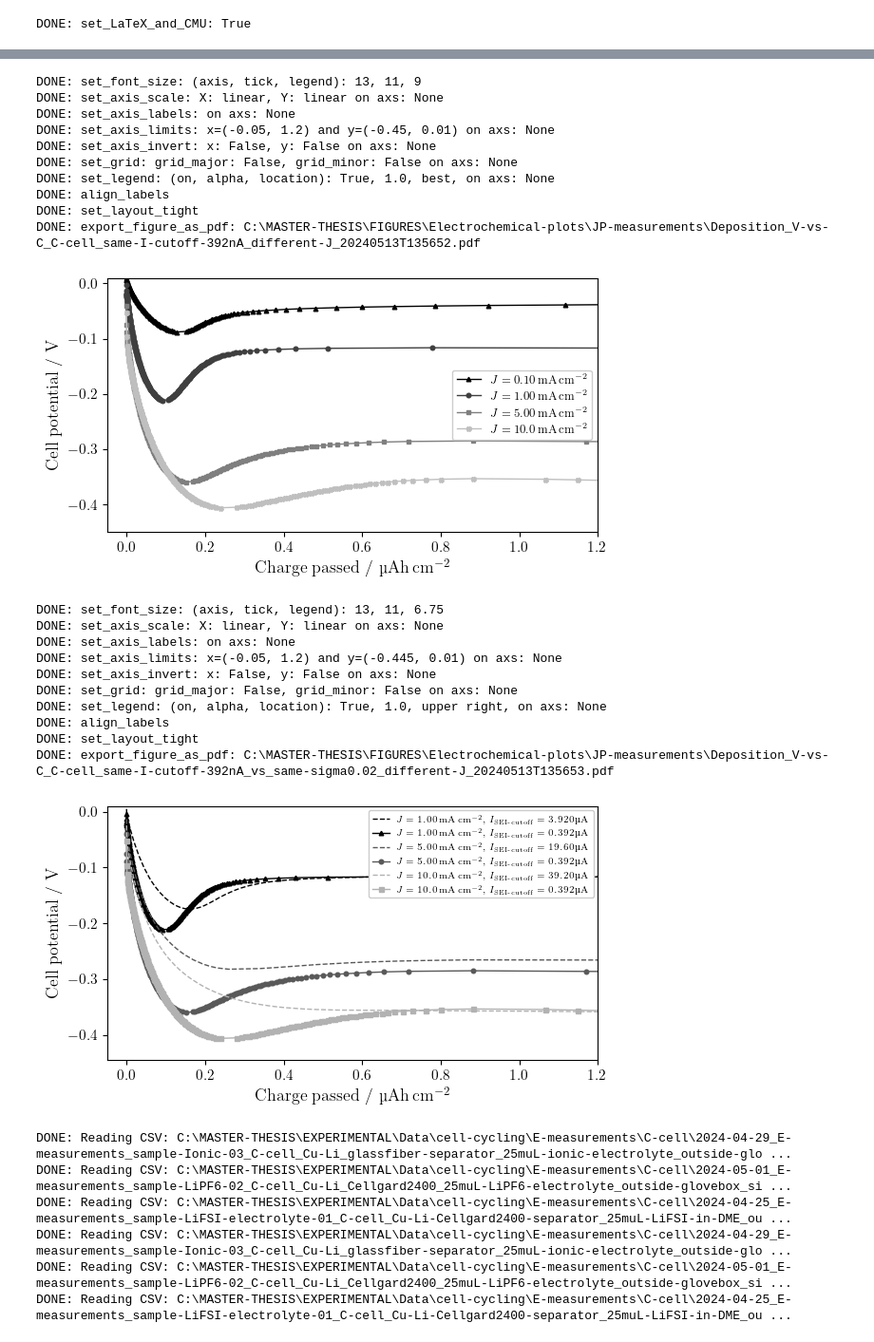
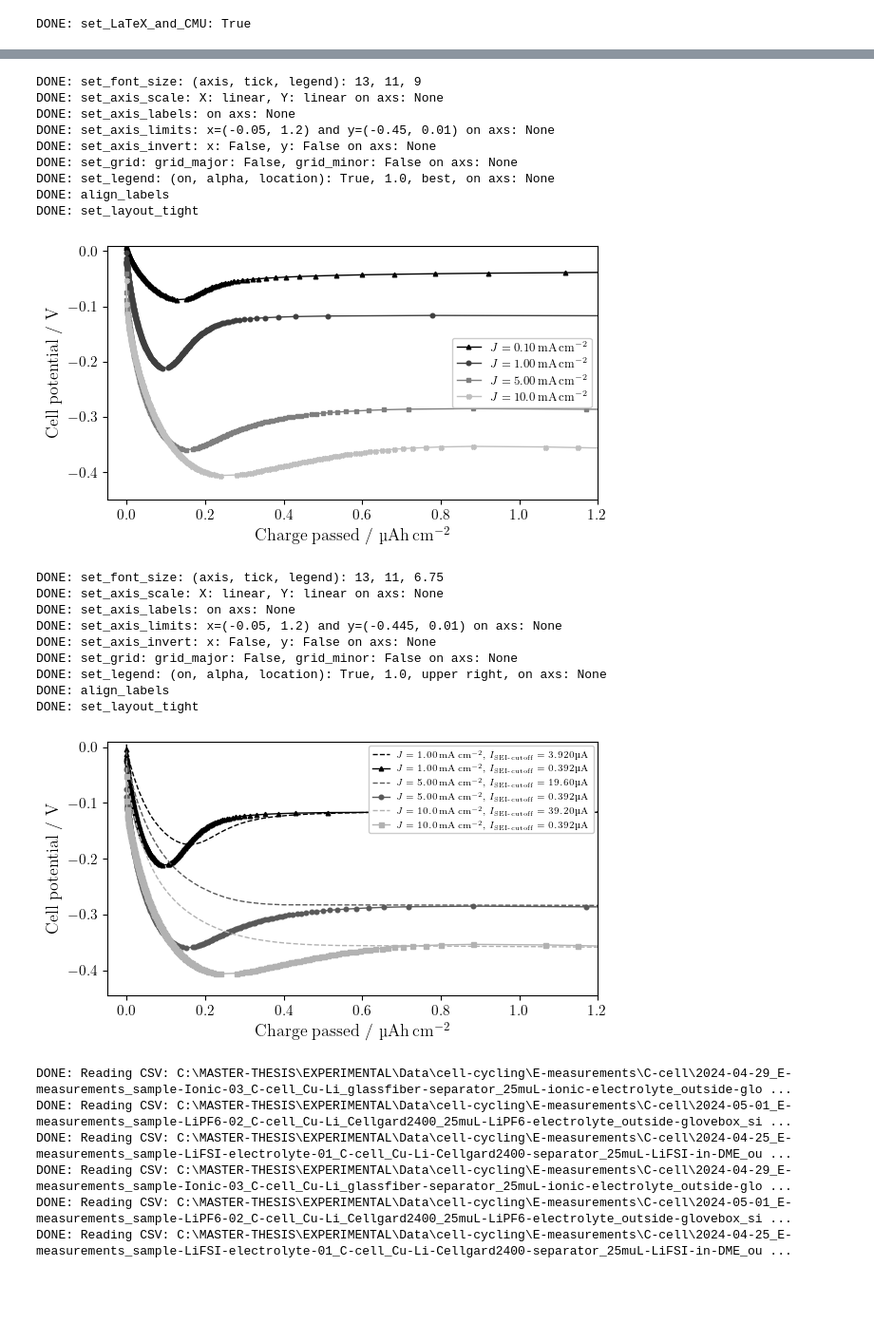
Before and after one commit to GottfridOlsson/MASTER-THESIS, a Jupyter notebook: EXPERIMENTAL/Python-scripts/Electrochemical-plots.ipynb, the cells around one changed output, grey strips where cells are left out. Shown: that part at 95% size. Drawn from its saved outputs; the diff is of its cells as text; code cells hidden in the pictures; blank space fills up the shorter version.

```diff
--- a/EXPERIMENTAL/Python-scripts/Electrochemical-plots.ipynb
+++ b/EXPERIMENTAL/Python-scripts/Electrochemical-plots.ipynb
@@ -284,6 +292,8 @@ A9_CP_path = JP_root_path + C_cell_path + '2024-04-23_JP-measurements_sample-A9-
 
 A55_CP_path = JP_root_path + M_cell_path + '2024-04-29_JP-measurements_sample-A5.5-01_M-cell_Cu-Li-Cellgard2400-separator_25muL-LiFSI-in-DME_outside-glovebox_sigma-0.02_added-OCV-0.1s_Deltax109.9mm_04_CP_C03.txt'
 A85_CP_path = JP_root_path + C_cell_path + '2024-04-29_JP-measurements_sample-A8.5-01_C-cell_Cu-Li-Cellgard2400-separator_25muL-LiFSI-in-DME_outside-glovebox_sigma-0.02_added-OCV-0.1s_04_CP_C03.txt'
+A85_CP_path_2 = JP_root_path + 'C-cell_extra\\2024-05-16_JP-measurements_sample-A8.5-extra_C-cell_Cu-Li-Cellgard2400_25muL-LiFSI-in-DME_outside-glovebox_sigma-0.02_added-OCV-0.1s_04_CP_C13.txt'
+
 A9_CP_lower_sigma_path = JP_root_path + M_cell_path + '2024-04-26_JP-measurements_sample-A6-03_M-cell_Cu-Li-Cellgard2400-separator_25muL-LiFSI-in-DME_outside-glovebox_sigma-0.002_added-OCV-0.1s_Deltax110.2mm_04_CP_C01.txt'
 
 # small cutoff value during SEI-formation (basically lower sigma, but the same value, 392 nA, for all measurements)
@@ -291,6 +301,7 @@ A7_392nAcutoff_CP_path  = A7_CP_path
 A8_392nAcutoff_CP_path  = JP_root_path + 'C-cell_392nA-cutoff\\' + '2024-05-01_JP-measurements_sample-A8_I-cutoff-392nA_C-cell_Cu-Li-Cellgard2400-separator_25muL-LiFSI-in-DME_outside-glovebox_added-OCV-0.1s_04_CP_C02.txt'
 A85_392nAcutoff_CP_path = JP_root_path + 'C-cell_392nA-cutoff\\' + '2024-05-01_JP-measurements_sample-A8.5_I-cutoff-392nA_C-cell_Cu-Li-Cellgard2400-separator_25muL-LiFSI-in-DME_outside-glovebox_added-OCV-0.1s_04_CP_C03.txt'
 A9_392nAcutoff_CP_path  = JP_root_path + 'C-cell_392nA-cutoff\\' + '2024-05-01_JP-measurements_sample-A9_I-cutoff-392nA_C-cell_Cu-Li-Cellgard2400-separator_25muL-LiFSI-in-DME_outside-glovebox_added-OCV-0.1s_04_CP_C02.txt'
+A85_392nAcutoff_CP_path_2 = JP_root_path + 'C-cell_extra\\2024-05-16_JP-measurements_sample-A8.5-extra_I-cutoff-392nA_C-cell_Cu-Li-Cellgard2400_25muL-LiFSI-in-DME_outside-glovebox_added-OCV-0.1s_04_CP_C02.txt'
 
 
 A1_CP  = get_t_V_I_error_from_Biologic_file_root_path(A1_CP_path,  shift_t_to_zero=True)
@@ -304,11 +315,13 @@ A7_CP  = get_t_V_I_error_from_Biologic_file_root_path(A7_CP_path,  shift_t_to_ze
 A8_CP  = get_t_V_I_error_from_Biologic_file_root_path(A8_CP_path,  shift_t_to_zero=True)
 A85_CP = get_t_V_I_error_from_Biologic_file_root_path(A85_CP_path, shift_t_to_zero=True)
 A9_CP  = get_t_V_I_error_from_Biologic_file_root_path(A9_CP_path,  shift_t_to_zero=True)
+A85_CP_2 = get_t_V_I_error_from_Biologic_file_root_path(A85_CP_path_2, shift_t_to_zero=True)
 A9_CP_lower_sigma  = get_t_V_I_error_from_Biologic_file_root_path(A9_CP_lower_sigma_path,  shift_t_to_zero=True)
 A7_392nAcutoff_CP  = get_t_V_I_error_from_Biologic_file_root_path(A7_392nAcutoff_CP_path,  shift_t_to_zero=True)
 A8_392nAcutoff_CP  = get_t_V_I_error_from_Biologic_file_root_path(A8_392nAcutoff_CP_path,  shift_t_to_zero=True)
 A85_392nAcutoff_CP = get_t_V_I_error_from_Biologic_file_root_path(A85_392nAcutoff_CP_path, shift_t_to_zero=True)
 A9_392nAcutoff_CP  = get_t_V_I_error_from_Biologic_file_root_path(A9_392nAcutoff_CP_path,  shift_t_to_zero=True)
+A85_392nAcutoff_CP_2 = get_t_V_I_error_from_Biologic_file_root_path(A85_392nAcutoff_CP_path_2, shift_t_to_zero=True)
 
 # MB #
 A1_MB_path = JP_root_path + T_cell_path + '2024-04-25_JP-A1-02_T-cell_Li-Cu_1-mm-PP-spacer_75muL-4MLiFSI-DME_inside-glovebox_added-OCV-0.1s_02_MB_C05.txt'
@@ -343,11 +356,14 @@ A7_CP_deposited_amount  = calculate_deposited_amount_mAhcm2_from_t_I(A7_CP[0],
 A8_CP_deposited_amount  = calculate_deposited_amount_mAhcm2_from_t_I(A8_CP[0],  A8_CP[2])*1000 #muAh/cm2
 A85_CP_deposited_amount = calculate_deposited_amount_mAhcm2_from_t_I(A85_CP[0],A85_CP[2])*1000 #muAh/cm2
 A9_CP_deposited_amount  = calculate_deposited_amount_mAhcm2_from_t_I(A9_CP[0],  A9_CP[2])*1000 #muAh/cm2
+A85_CP_deposited_amount_2 = calculate_deposited_amount_mAhcm2_from_t_I(A85_CP_2[0],A85_CP_2[2])*1000 #muAh/cm2
+
 A9_CP_lower_sigma_deposited_amount  = calculate_deposited_amount_mAhcm2_from_t_I(A9_CP_lower_sigma[0],   A9_CP_lower_sigma[2])*1000 #muAh/cm2
 A7_392nAcutoff_CP_deposited_amount  = calculate_deposited_amount_mAhcm2_from_t_I(A7_392nAcutoff_CP[0],   A7_392nAcutoff_CP[2])*1000 #muAh/cm2
 A8_392nAcutoff_CP_deposited_amount  = calculate_deposited_amount_mAhcm2_from_t_I(A8_392nAcutoff_CP[0],   A8_392nAcutoff_CP[2])*1000 #muAh/cm2
 A85_392nAcutoff_CP_deposited_amount = calculate_deposited_amount_mAhcm2_from_t_I(A85_392nAcutoff_CP[0], A85_392nAcutoff_CP[2])*1000 #muAh/cm2
 A9_392nAcutoff_CP_deposited_amount  = calculate_deposited_amount_mAhcm2_from_t_I(A9_392nAcutoff_CP[0],   A9_392nAcutoff_CP[2])*1000 #muAh/cm2
+A85_392nAcutoff_CP_deposited_amount_2 = calculate_deposited_amount_mAhcm2_from_t_I(A85_392nAcutoff_CP_2[0], A85_392nAcutoff_CP_2[2])*1000 #muAh/cm2
 # %% [output]
 DONE: Reading CSV: C:\MASTER-THESIS\EXPERIMENTAL\Data\Cell-cycling\JP-measurements\T-cell\2024-04-25_JP-A1-02_T-cell_Li-Cu_1-mm-PP-spacer_75muL-4MLiFSI-DME_inside-glovebox_added-OCV-0.1s_04_CP_C05.txt
 DONE: Reading CSV: C:\MASTER-THESIS\EXPERIMENTAL\Data\Cell-cycling\JP-measurements\T-cell\2024-04-26_JP-A2-04_T-cell_Li-Cu_1-mm-PP-spacer_75muL-4MLiFSI-DME_inside-glovebox_added-OCV-0.1s_04_CP_C10.txt
@@ -551,7 +567,7 @@ f.set_legend(       axs, legend_on=legend_on, alpha=1.0, location='best')
 f.align_labels(fig)
 f.set_layout_tight(fig)
 PDF_path_Li_deposition_same_Icutoff392nA_different_J = electrochemical_figures_export_root_path + 'JP-measurements\\Deposition_V-vs-C_C-cell_same-I-cutoff-392nA_different-J_' + get_current_date_and_time_as_ISO8601_string() + '.pdf'
-f.export_figure_as_pdf(PDF_path_Li_deposition_same_Icutoff392nA_different_J)
+#f.export_figure_as_pdf(PDF_path_Li_deposition_same_Icutoff392nA_different_J)
 
 plt.show()
 # %% [output]
@@ -564,7 +580,6 @@ DONE: set_grid: grid_major: False, grid_minor: False on axs: None
 DONE: set_legend: (on, alpha, location): True, 1.0, best, on axs: None
 DONE: align_labels
 DONE: set_layout_tight
-DONE: export_figure_as_pdf: C:\MASTER-THESIS\FIGURES\Electrochemical-plots\JP-measurements\Deposition_V-vs-C_C-cell_same-I-cutoff-392nA_different-J_20240513T135652.pdf
 [figure]
 # %%
 # Plot C-cell deposition for same I_SEI-cutoff = 392 nA vs. different I_SEI-cutoff #
@@ -588,45 +603,41 @@ I_cutoff_A9_string  = '$I_\\mathrm{SEI\\textrm{-}cutoff}=39.20$\\,' + muA_unit
 
 
 # Plot your data (axs.plot, .errorbar, .hist, ...)
-#axs.plot(A7_CP_deposited_amount,   A7_CP[1],                         linewidth=1, linestyle='--',  color=four_grayscale_colors[0], marker=markers[-1], markersize=marker_sizes[0]*0, label=J01_string + ', ' + I_cutoff_A7_string)
-#axs.plot(A7_392nAcutoff_CP_deposited_amount,   A7_392nAcutoff_CP[1], linewidth=1, linestyle='--', color=four_grayscale_colors[0], marker=markers[1], markersize=marker_sizes[0], label=J01_string + ', ' + I_cutoff_392nA_string)
-
 axs.plot(A8_CP_deposited_amount,   A8_CP[1],                         linewidth=1, linestyle='--', color=three_grayscale_colors[0], marker=markers[0], markersize=marker_sizes[1]*0, label=J1_string + ', ' + I_cutoff_A8_string)
 axs.plot(A8_392nAcutoff_CP_deposited_amount,   A8_392nAcutoff_CP[1], linewidth=1, linestyle='-',  color=three_grayscale_colors[0], marker=markers[0], markersize=marker_sizes[1], label=J1_string + ', ' + I_cutoff_392nA_string)
 
-axs.plot(A85_CP_deposited_amount, A85_CP[1],                         linewidth=1, linestyle='--', color=three_grayscale_colors[1], marker=markers[1], markersize=marker_sizes[2]*0, label=J5_string + ', ' + I_cutoff_A85_string)
+axs.plot(A85_CP_deposited_amount_2, A85_CP_2[1],                         linewidth=1, linestyle='--', color=three_grayscale_colors[1], marker=markers[1], markersize=marker_sizes[2]*0, label=J5_string + ', ' + I_cutoff_A85_string)
 axs.plot(A85_392nAcutoff_CP_deposited_amount, A85_392nAcutoff_CP[1], linewidth=1, linestyle='-',  color=three_grayscale_colors[1], marker=markers[1], markersize=marker_sizes[2], label=J5_string + ', ' + I_cutoff_392nA_string)
 
 axs.plot(A9_CP_deposited_amount,   A9_CP[1],                         linewidth=1, linestyle='--', color=three_grayscale_colors[2], marker=markers[2], markersize=marker_sizes[3]*0, label=J10_string + ', ' + I_cutoff_A9_string)
 axs.plot(A9_392nAcutoff_CP_deposited_amount,   A9_392nAcutoff_CP[1], linewidth=1, linestyle='-',  color=three_grayscale_colors[2], marker=markers[2], markersize=marker_sizes[3], label=J10_string + ', ' + I_cutoff_392nA_string)
 
 
 # Settings for each axis (axs)
 f.set_font_size(axis=font_size_axis, tick=font_size_tick, legend=font_size_legend*0.75)
 f.set_axis_scale(   axs, xScale_string='linear', yScale_string='linear')
 f.set_axis_labels(  axs, x_label='Charge passed / \\textmu Ah\\,cm$^{-2}$', y_label='Cell potential / V')
 f.set_axis_limits(  axs, xmin=-0.05, xmax=1.2, ymin=-0.445, ymax=0.01)
 f.set_axis_invert(  axs, x_invert=False, y_invert=False)
 f.set_grid(         axs, grid_major_on=grid_major, grid_major_linewidth=0.7, grid_minor_on=grid_minor, grid_minor_linewidth=0.3) # set_grid must be after set_axis_scale for some reason (at least with 'log')
 f.set_legend(       axs, legend_on=legend_on, alpha=1.0, location='upper right')
 
 f.align_labels(fig)
 f.set_layout_tight(fig)
 PDF_path_Li_deposition_same_Icutoff392nA_different_J_comparison = electrochemical_figures_export_root_path + 'JP-measurements\\Deposition_V-vs-C_C-cell_same-I-cutoff-392nA_vs_same-sigma0.02_different-J_' + get_current_date_and_time_as_ISO8601_string() + '.pdf'
-f.export_figure_as_pdf(PDF_path_Li_deposition_same_Icutoff392nA_different_J_comparison)
+#f.export_figure_as_pdf(PDF_path_Li_deposition_same_Icutoff392nA_different_J_comparison)
 plt.show()
 # %% [output]
 DONE: set_font_size: (axis, tick, legend): 13, 11, 6.75
 DONE: set_axis_scale: X: linear, Y: linear on axs: None
 DONE: set_axis_labels: on axs: None
 DONE: set_axis_limits: x=(-0.05, 1.2) and y=(-0.445, 0.01) on axs: None
 DONE: set_axis_invert: x: False, y: False on axs: None
 DONE: set_grid: grid_major: False, grid_minor: False on axs: None
 DONE: set_legend: (on, alpha, location): True, 1.0, upper right, on axs: None
 DONE: align_labels
 DONE: set_layout_tight
-DONE: export_figure_as_pdf: C:\MASTER-THESIS\FIGURES\Electrochemical-plots\JP-measurements\Deposition_V-vs-C_C-cell_same-I-cutoff-392nA_vs_same-sigma0.02_different-J_20240513T135653.pdf
-[figure, old version]
+[figure, new version]
 # %%
 # Paths for data E-measurements #
 
```
Also changed, not shown: parts of 7 cells of this notebook.
